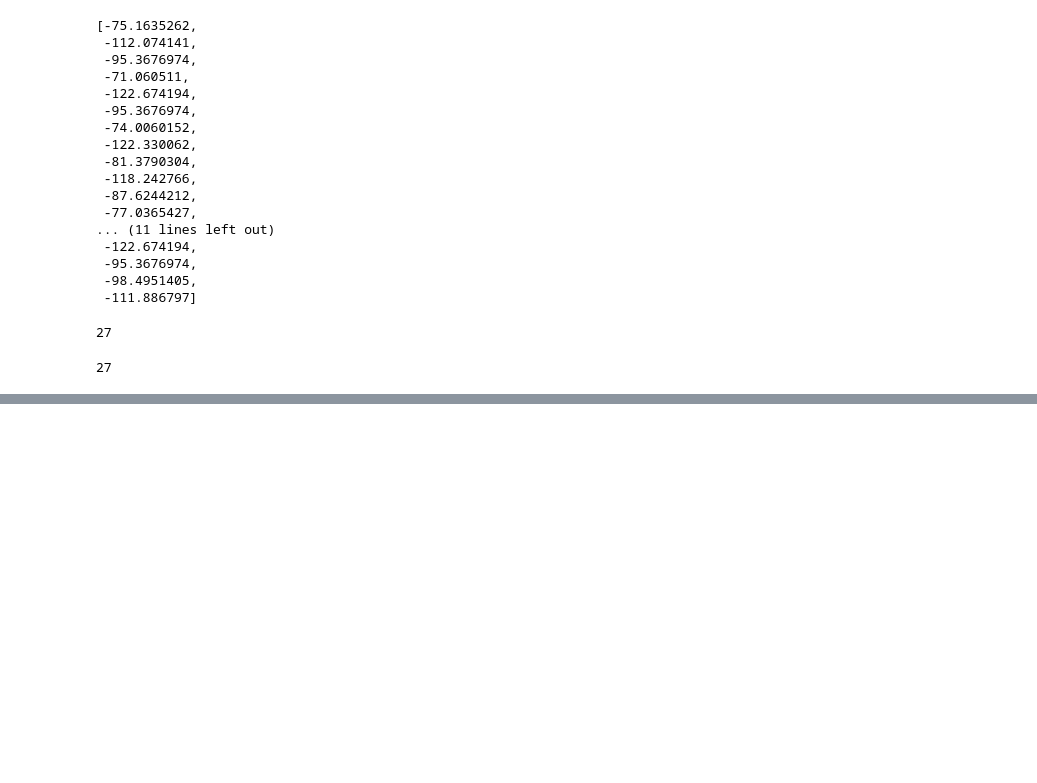
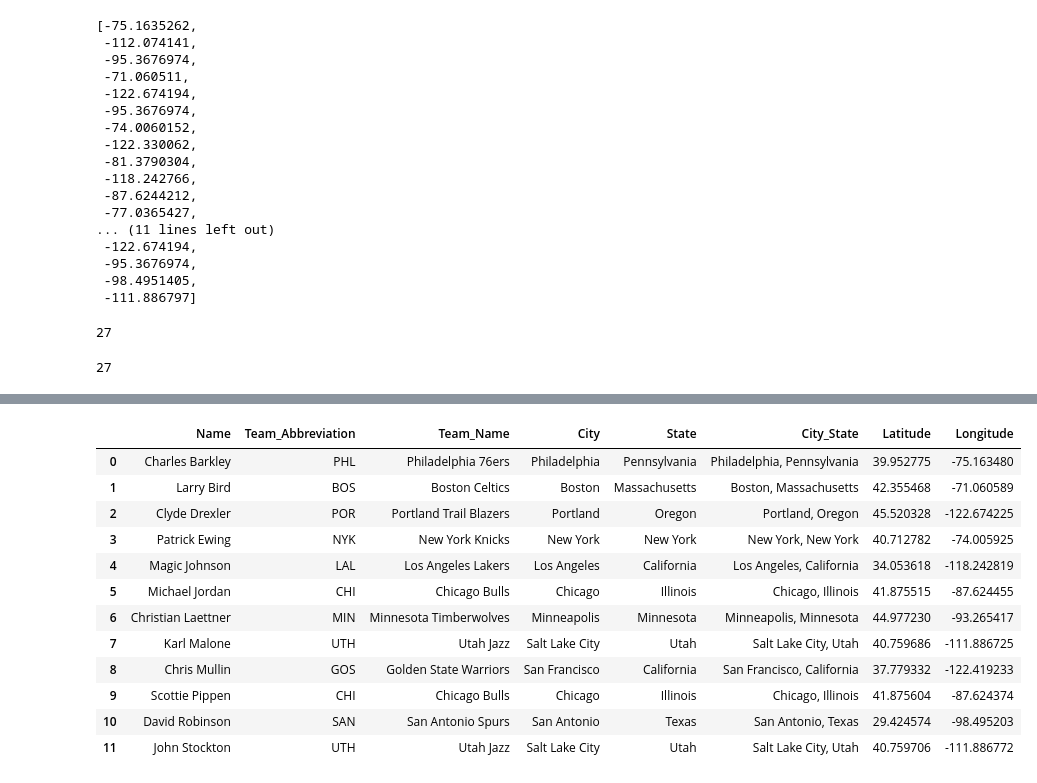
Before and after one commit to e-harrell/dreamteam92, a Jupyter notebook: project notebook.ipynb, the cells around one changed output, grey strips where cells are left out. Saved outputs shown, nothing was run; the diff lists cells and outputs as text; code cells hidden in the pictures; blank space fills up the shorter version.

```diff
--- a/project notebook.ipynb
+++ b/project notebook.ipynb
@@ -777,0 +917,12 @@ fig.show()
+# %%
+#create single column for City and State combined
+City_State=[]
+for index, row in rookie_mapdata[['City', 'State']].iterrows():
+    City_State.append(row['City'] + ", " + row['State'])
+City_State=pd.DataFrame(City_State)
+#append 2 dataframes
+rookie_mapdata=pd.concat([rookie_mapdata,City_State], axis=1)
+#rename new column
+rookie_mapdata=rookie_mapdata.rename(columns={0:'City_State'})
+#check data
+rookie_mapdata
@@ -777,0 +943,11 @@ fig.show()
+# %%
+#getting coordinates for scattermap
+#create lists for longitude and latitude coordinates
+Longitude=[]
+Latitude=[]
+#geocoding to put coordinates into lists
+geo=Nominatim(user_agent = "nba_map")
+for x in rookie_mapdata['City_State']:
+	l1 = geo.geocode(x, timeout=None)
+	Latitude.append(l1.latitude)
+	Longitude.append(l1.longitude)
@@ -777,0 +983,10 @@ fig.show()
+# %%
+#jittering with coordinates so that each player has unique coordinates
+#create jitter ammount
+jitter_amount = 0.0001
+#create new Latitude and Longitude lists
+Latitude_new=[coord + np.random.uniform(-jitter_amount, jitter_amount) for coord in Latitude]
+Longitude_new=[coord + np.random.uniform(-jitter_amount, jitter_amount) for coord in Longitude]
+#checkk new lists
+Latitude_new
+Longitude_new
@@ -777,0 +1018,26 @@ fig.show()
+# %%
+#add adjusted coordinates to rookie_mapdata dataframe
+#make dataframes out of coordinate lists
+Latitude=pd.DataFrame(Latitude_new)
+Longitude=pd.DataFrame(Longitude_new)
+#adding Latitude
+rookie_mapdata=pd.concat([rookie_mapdata,Latitude], axis=1).reset_index(drop=True)
+rookie_mapdata=rookie_mapdata.rename(columns={0:'Latitude'})
+#adding Longitude
+rookie_mapdata=pd.concat([rookie_mapdata,Longitude], axis=1).reset_index(drop=True)
+rookie_mapdata=rookie_mapdata.rename(columns={0:'Longitude'})
+rookie_mapdata
+# %% [output]
+|  | Name | Team_Abbreviation | Team_Name | City | State | City_State | Latitude | Longitude |
+| 0 | Charles Barkley | PHL | Philadelphia 76ers | Philadelphia | Pennsylvania | Philadelphia, Pennsylvania | 39.952775 | -75.163480 |
+| 1 | Larry Bird | BOS | Boston Celtics | Boston | Massachusetts | Boston, Massachusetts | 42.355468 | -71.060589 |
+| 2 | Clyde Drexler | POR | Portland Trail Blazers | Portland | Oregon | Portland, Oregon | 45.520328 | -122.674225 |
+| 3 | Patrick Ewing | NYK | New York Knicks | New York | New York | New York, New York | 40.712782 | -74.005925 |
+| 4 | Magic Johnson | LAL | Los Angeles Lakers | Los Angeles | California | Los Angeles, California | 34.053618 | -118.242819 |
+| 5 | Michael Jordan | CHI | Chicago Bulls | Chicago | Illinois | Chicago, Illinois | 41.875515 | -87.624455 |
+| 6 | Christian Laettner | MIN | Minnesota Timberwolves | Minneapolis | Minnesota | Minneapolis, Minnesota | 44.977230 | -93.265417 |
+| 7 | Karl Malone | UTH | Utah Jazz | Salt Lake City | Utah | Salt Lake City, Utah | 40.759686 | -111.886725 |
+| 8 | Chris Mullin | GOS | Golden State Warriors | San Francisco | California | San Francisco, California | 37.779332 | -122.419233 |
+| 9 | Scottie Pippen | CHI | Chicago Bulls | Chicago | Illinois | Chicago, Illinois | 41.875604 | -87.624374 |
+| 10 | David Robinson | SAN | San Antonio Spurs | San Antonio | Texas | San Antonio, Texas | 29.424574 | -98.495203 |
+| 11 | John Stockton | UTH | Utah Jazz | Salt Lake City | Utah | Salt Lake City, Utah | 40.759706 | -111.886772 |
```
Also changed, not shown: parts of 35 cells of this notebook.
